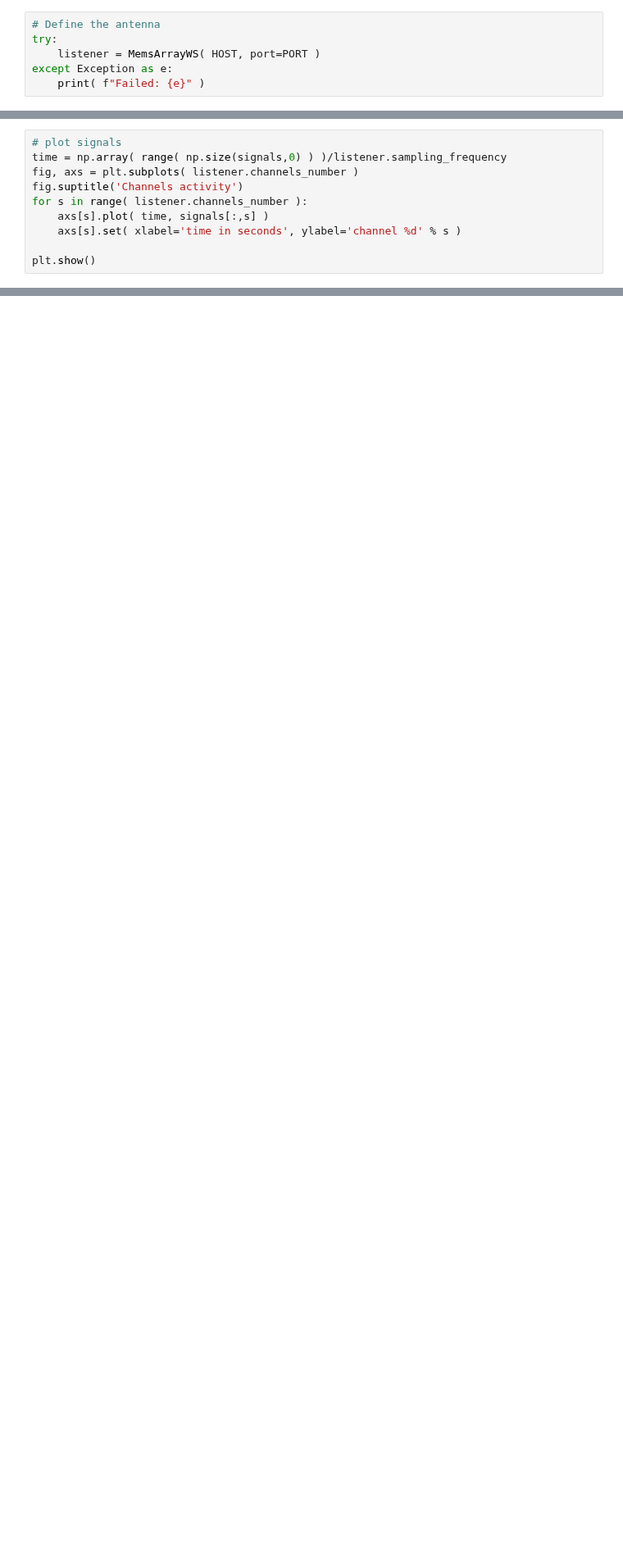
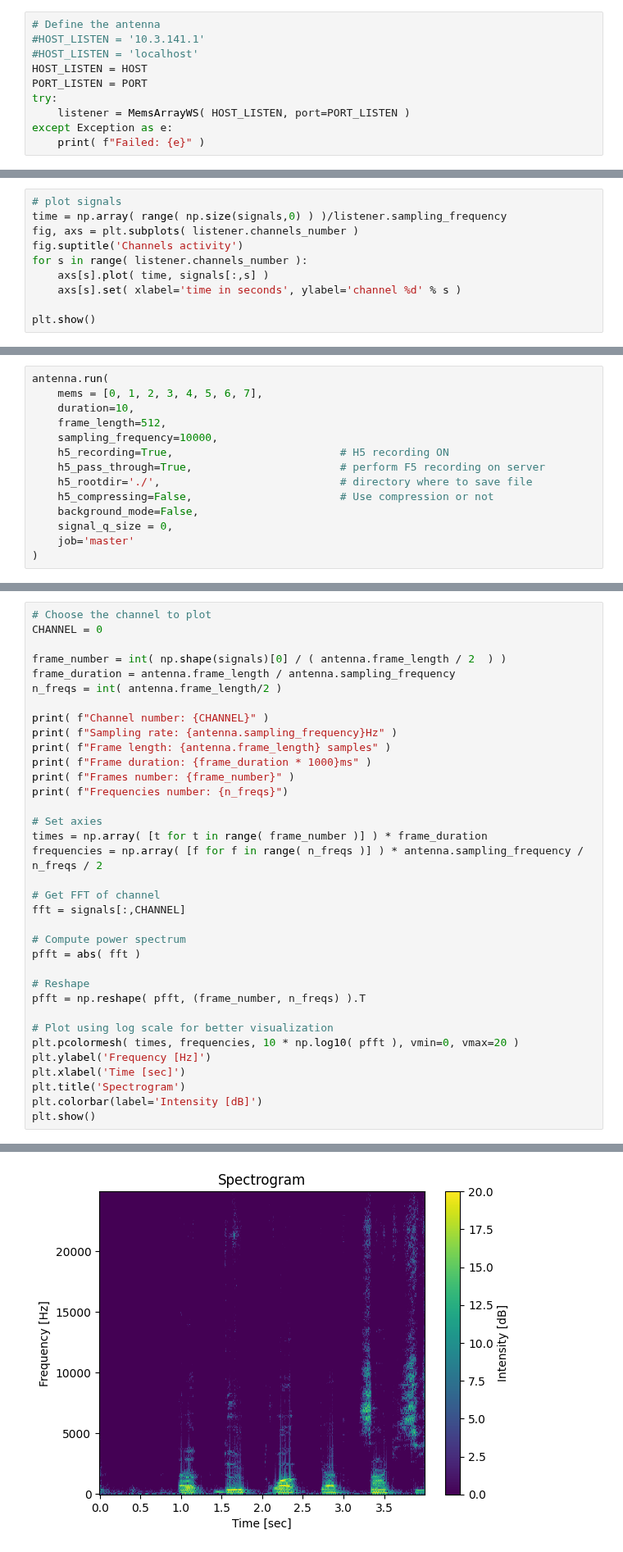
Before and after one commit to bimea/megamicros, a Jupyter notebook: notebooks/getstarted_MemsArrayWS.ipynb, the cells around one changed output, grey strips where cells are left out. Shown at 82% size. Cells and saved outputs as stored; diff of their text form; blank space fills up the shorter version.

```diff
--- a/notebooks/getstarted_MemsArrayWS.ipynb
+++ b/notebooks/getstarted_MemsArrayWS.ipynb
@@ -264,7 +259,11 @@ antenna.run(
 )
 # %%
 # Define the antenna
+#HOST_LISTEN = '10.3.141.1'
+#HOST_LISTEN = 'localhost'
+HOST_LISTEN = HOST
+PORT_LISTEN = PORT
 try:
-    listener = MemsArrayWS( HOST, port=PORT )
+    listener = MemsArrayWS( HOST_LISTEN, port=PORT_LISTEN )
 except Exception as e:
     print( f"Failed: {e}" )
@@ -307,0 +372,14 @@ plt.show()
+# %%
+antenna.run(
+    mems = [0, 1, 2, 3, 4, 5, 6, 7],
+    duration=10,
+    frame_length=512,
+    sampling_frequency=10000,
+    h5_recording=True,                          # H5 recording ON
+    h5_pass_through=True,                       # perform F5 recording on server
+    h5_rootdir='./',                            # directory where to save file
+    h5_compressing=False,                       # Use compression or not
+    background_mode=False,
+    signal_q_size = 0,
+    job='master'
+)
@@ -307,0 +431,36 @@ plt.show()
+# %%
+# Choose the channel to plot
+CHANNEL = 0
+
+frame_number = int( np.shape(signals)[0] / ( antenna.frame_length / 2  ) )
+frame_duration = antenna.frame_length / antenna.sampling_frequency
+n_freqs = int( antenna.frame_length/2 )
+
+print( f"Channel number: {CHANNEL}" )
+print( f"Sampling rate: {antenna.sampling_frequency}Hz" )
+print( f"Frame length: {antenna.frame_length} samples" )
+print( f"Frame duration: {frame_duration * 1000}ms" )
+print( f"Frames number: {frame_number}" )
+print( f"Frequencies number: {n_freqs}")
+
+# Set axies
+times = np.array( [t for t in range( frame_number )] ) * frame_duration
+frequencies = np.array( [f for f in range( n_freqs )] ) * antenna.sampling_frequency / n_freqs / 2
+
+# Get FFT of channel
+fft = signals[:,CHANNEL]
+
+# Compute power spectrum
+pfft = abs( fft )
+
+# Reshape
+pfft = np.reshape( pfft, (frame_number, n_freqs) ).T
+
+# Plot using log scale for better visualization
+plt.pcolormesh( times, frequencies, 10 * np.log10( pfft ), vmin=0, vmax=20 )
+plt.ylabel('Frequency [Hz]')
+plt.xlabel('Time [sec]')
+plt.title('Spectrogram')
+plt.colorbar(label='Intensity [dB]')
+plt.show()
+# %% [output]
@@ -308 +473,2 @@ plt.show()
+[figure, added]
 # %%
```
Also changed, not shown: parts of 24 cells of this notebook.
